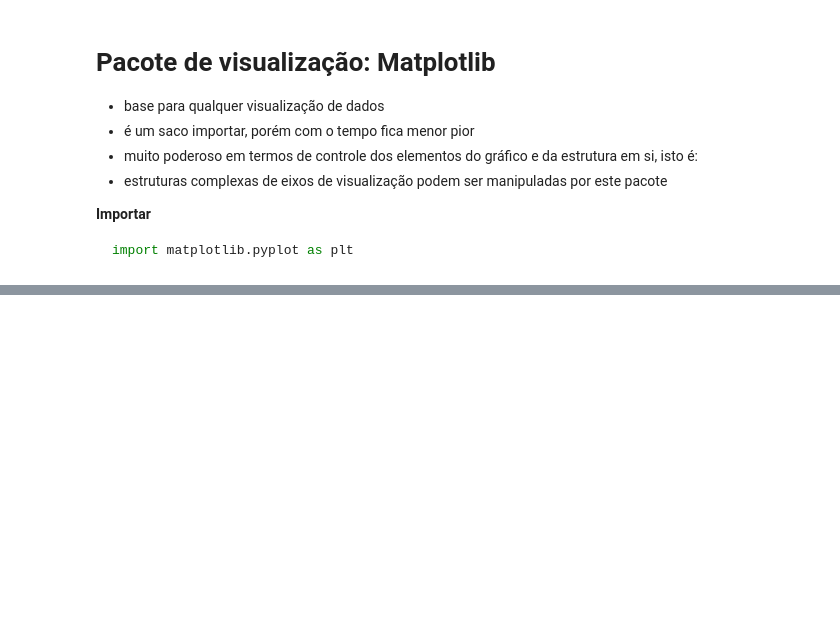
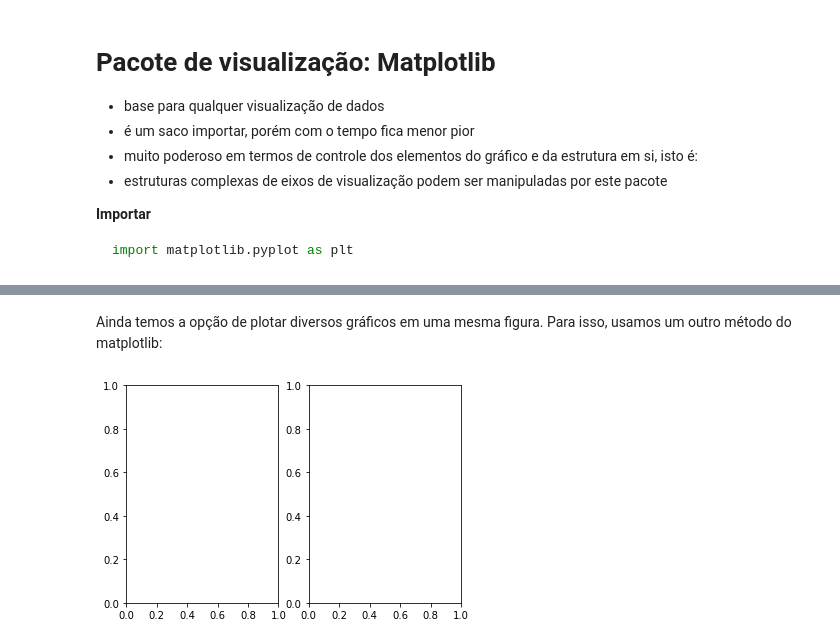
Before and after one commit to nilodna/python-basico, a Jupyter notebook: material_acompanhamento/lecture03.ipynb, the cells around one changed output, grey strips where cells are left out. Cells and saved outputs as stored; diff of their text form; code cells hidden in the pictures; blank space fills up the shorter version.

```diff
--- a/material_acompanhamento/lecture03.ipynb
+++ b/material_acompanhamento/lecture03.ipynb
@@ -305,0 +316,6 @@ plt.plot(V,V)
+# %% [markdown]
+Ainda temos a opção de plotar diversos gráficos em uma mesma figura. Para isso, usamos um outro método do matplotlib:
+# %%
+fig,axes = plt.subplots(nrows=1, ncols=2)
+# %% [output]
+[figure, added]
```
Also changed, not shown: parts of 30 cells of this notebook, 1 other file.
